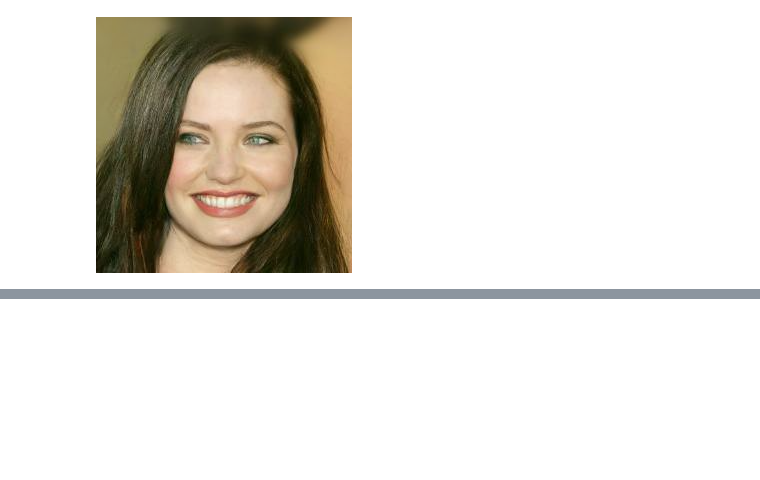
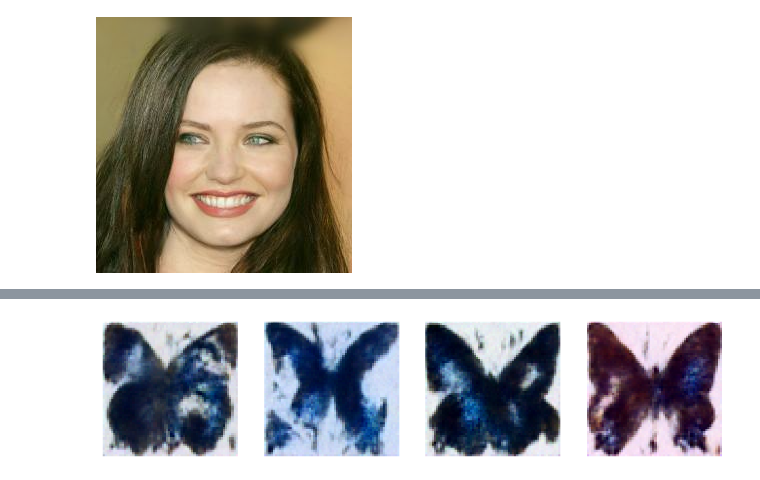
Before and after one commit to alanhou/ai, a Jupyter notebook: hands-on-generative-ai/03-diffusion-models.ipynb, the cells around one changed output, grey strips where cells are left out. Saved outputs shown, nothing was run; the diff lists cells and outputs as text; code cells hidden in the pictures; blank space fills up the shorter version.

```diff
--- a/hands-on-generative-ai/03-diffusion-models.ipynb
+++ b/hands-on-generative-ai/03-diffusion-models.ipynb
@@ -121,0 +234,15 @@ show_images(batch["images"][:8] * 0.5 + 0.5)
+# %%
+# Random starting point (4 random images):
+sample = torch.randn(4, 3, 64, 64).to(device)
+
+for t in scheduler.timesteps:
+    # Get the model prediction
+    with torch.no_grad():
+        noise_pred = model(sample, t)["sample"]
+
+    # Update sample with step
+    sample = scheduler.step(noise_pred, t, sample).prev_sample
+
+show_images(sample.clip(-1, 1) * 0.5 + 0.5, nrows=1)
+# %% [output]
+[figure, added]
```
Also changed, not shown: parts of 19 cells of this notebook.
